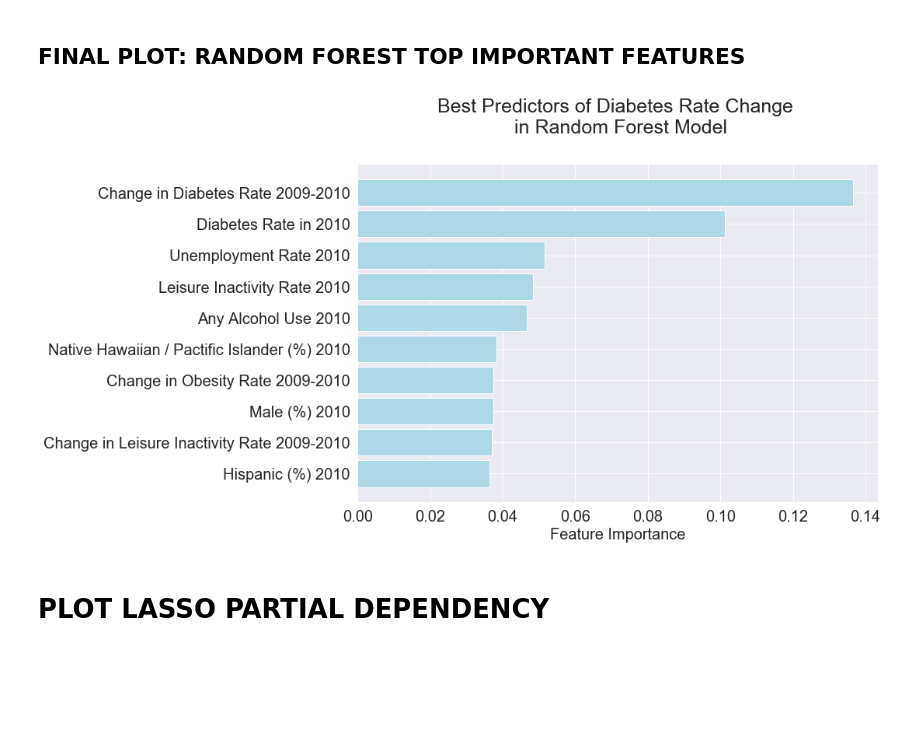
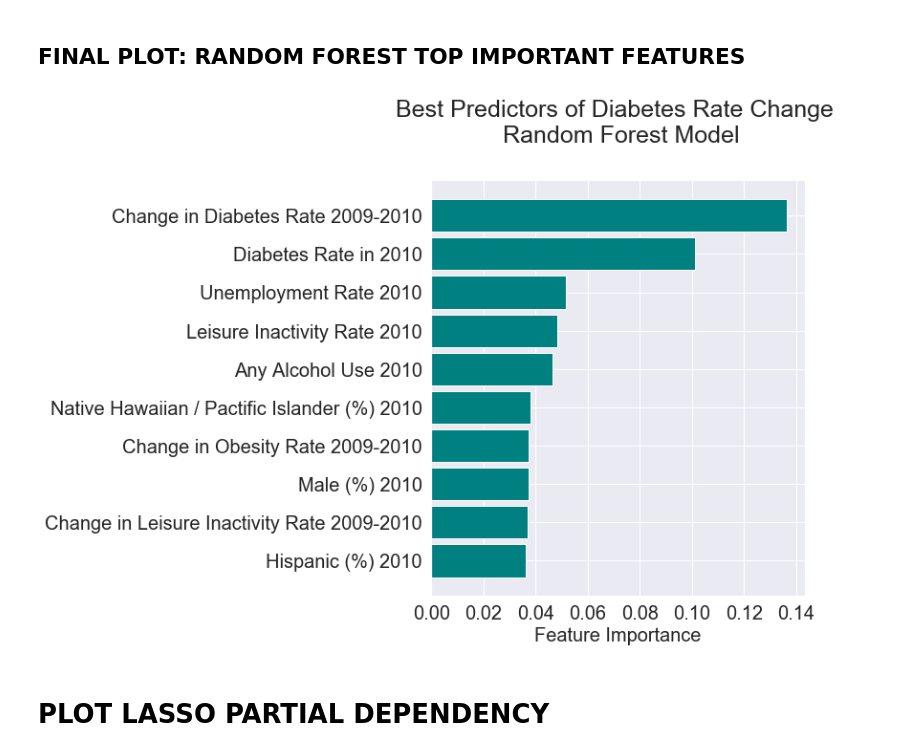
Before and after one commit to lbordz/diabetes-rates-prediction, a Jupyter notebook: EDA_and_modelling/Final_Models_and_Plots.ipynb, the cells around one changed output. Cells and saved outputs as stored; diff of their text form; code cells hidden in the pictures; blank space fills up the shorter version.

```diff
--- a/EDA_and_modelling/Final_Models_and_Plots.ipynb
+++ b/EDA_and_modelling/Final_Models_and_Plots.ipynb
@@ -781,26 +797,26 @@ Name: features, dtype: object
 # %% [markdown]
 ## FINAL PLOT: RANDOM FOREST TOP IMPORTANT FEATURES
 # %%
-plt.figure(figsize = (12, 8))
+plt.figure(figsize = (7, 8))  #was 12, 8   9, 8 works too
 plt.barh(plt_impfeats_df["labels"].iloc[:10], height = .85, width = plt_impfeats_df["feature_importance"].iloc[:10],
-        color = "lightblue", align='center')
+        color = "teal", align='center')
 plt.xlabel("Feature Importance", fontsize=20)
 #plt.ylabel("Feature", fontsize=20)
 
 plt.xticks(fontsize=20)
 plt.yticks(fontsize=20)
 
 
-plt.title("Best Predictors of Diabetes Rate Change \n in Random Forest Model", fontsize=25, pad = 40)
+plt.title("Best Predictors of Diabetes Rate Change \n Random Forest Model", fontsize=25, pad = 40)
 #plt.tick_params(axis='both', which='major', labelsize=10)
 #plt.tick_params(axis='both', which='minor', labelsize=20)
 plt.gca().invert_yaxis()
 
 
 #plt.yticklabels(plt_coefs_df["Features"])
 plt.savefig('../images/rftop10.png', bbox_inches="tight")
 # %% [output]
-[figure, old version]
+[figure, new version]
 # %% [markdown]
 # PLOT LASSO PARTIAL DEPENDENCY
 # %%
```
Also changed, not shown: parts of 32 cells of this notebook.
